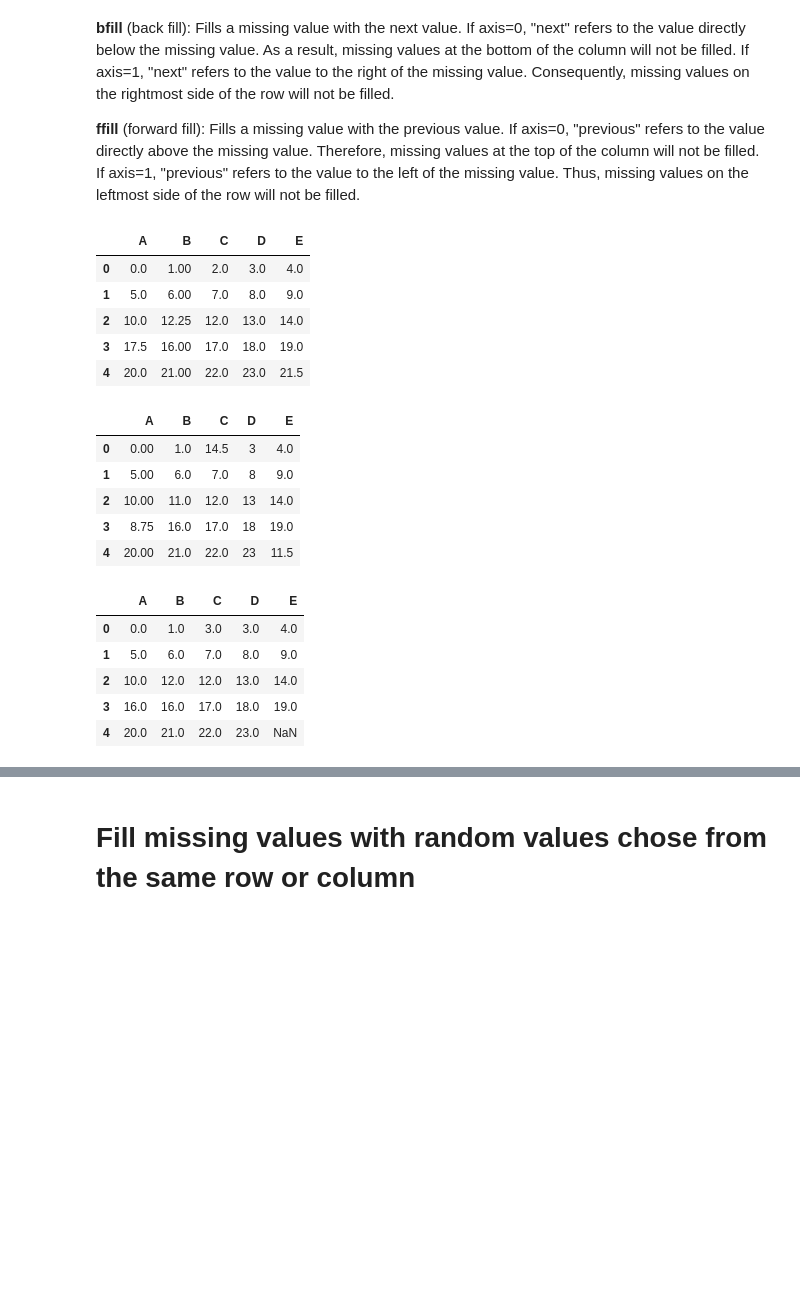
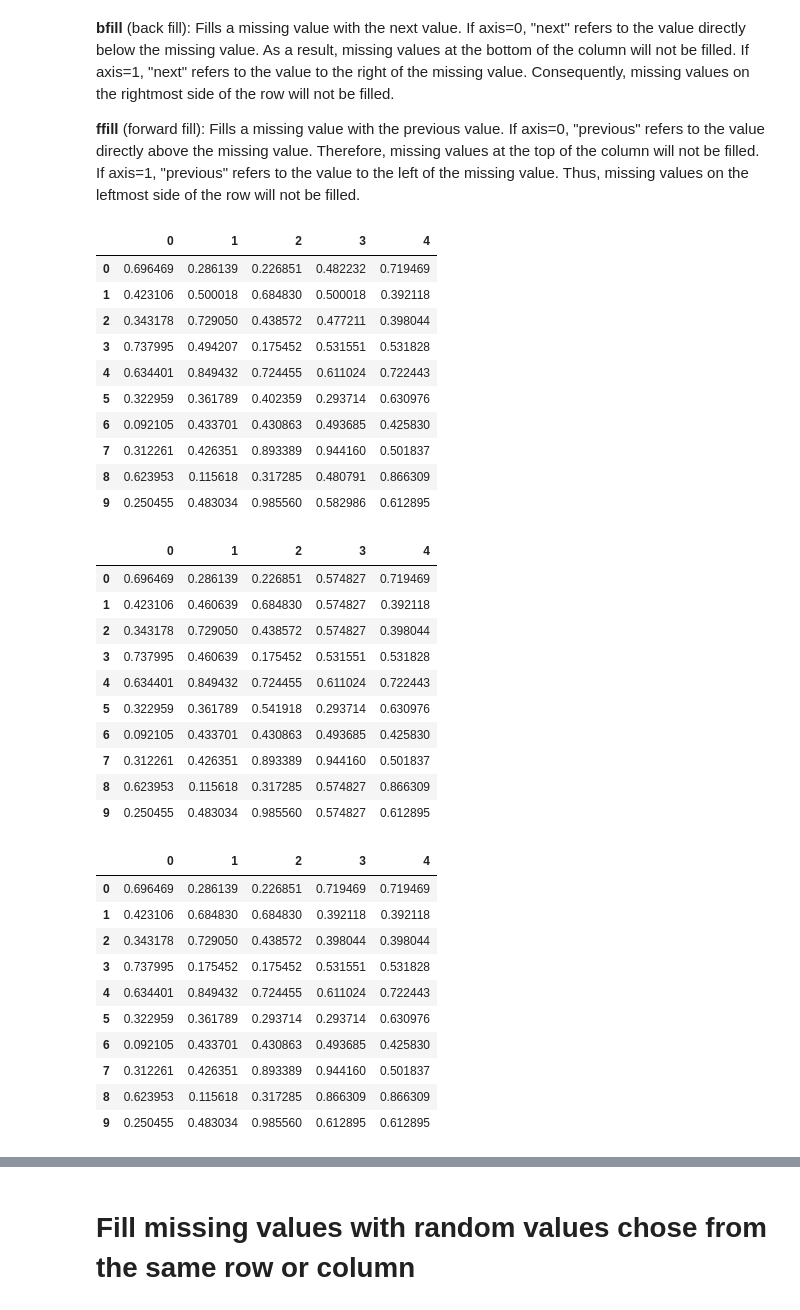
Before and after one commit to liguowang/ultra-impute, a Jupyter notebook: doc/Tutorial.ipynb, the cells around one changed output, grey strips where cells are left out. Drawn from its saved outputs; the diff is of its cells as text; code cells hidden in the pictures; blank space fills up the shorter version.

```diff
--- a/doc/Tutorial.ipynb
+++ b/doc/Tutorial.ipynb
@@ -52,0 +55,3 @@ mf1.df
+# %%
+d5 = toy_df(n_rows=10, n_cols=5, missingness=0.2, min_val=0, max_val=1, rand_seed=123)
+d5
@@ -98,36 +127,51 @@ mf1.remove_na(axis=1)
                 the row will not be filled.
 # %%
 # fill missing values with row mean
-mf1.fill_trend(axis=1, method='mean')
+mf5.fill_trend(axis=1, method='mean')
 # %% [output]
-|  | A | B | C | D | E |
-| 0 | 0.0 | 1.00 | 2.0 | 3.0 | 4.0 |
-| 1 | 5.0 | 6.00 | 7.0 | 8.0 | 9.0 |
-| 2 | 10.0 | 12.25 | 12.0 | 13.0 | 14.0 |
-| 3 | 17.5 | 16.00 | 17.0 | 18.0 | 19.0 |
-| 4 | 20.0 | 21.00 | 22.0 | 23.0 | 21.5 |
+|  | 0 | 1 | 2 | 3 | 4 |
+| 0 | 0.696469 | 0.286139 | 0.226851 | 0.482232 | 0.719469 |
+| 1 | 0.423106 | 0.500018 | 0.684830 | 0.500018 | 0.392118 |
+| 2 | 0.343178 | 0.729050 | 0.438572 | 0.477211 | 0.398044 |
+| 3 | 0.737995 | 0.494207 | 0.175452 | 0.531551 | 0.531828 |
+| 4 | 0.634401 | 0.849432 | 0.724455 | 0.611024 | 0.722443 |
+| 5 | 0.322959 | 0.361789 | 0.402359 | 0.293714 | 0.630976 |
+| 6 | 0.092105 | 0.433701 | 0.430863 | 0.493685 | 0.425830 |
+| 7 | 0.312261 | 0.426351 | 0.893389 | 0.944160 | 0.501837 |
+| 8 | 0.623953 | 0.115618 | 0.317285 | 0.480791 | 0.866309 |
+| 9 | 0.250455 | 0.483034 | 0.985560 | 0.582986 | 0.612895 |
 # %%
 # fill missing values with column mean
-mf1.fill_trend(axis=0, method='mean')
+mf5.fill_trend(axis=0, method='mean')
 # %% [output]
-|  | A | B | C | D | E |
-| 0 | 0.00 | 1.0 | 14.5 | 3 | 4.0 |
-| 1 | 5.00 | 6.0 | 7.0 | 8 | 9.0 |
-| 2 | 10.00 | 11.0 | 12.0 | 13 | 14.0 |
-| 3 | 8.75 | 16.0 | 17.0 | 18 | 19.0 |
-| 4 | 20.00 | 21.0 | 22.0 | 23 | 11.5 |
+|  | 0 | 1 | 2 | 3 | 4 |
+| 0 | 0.696469 | 0.286139 | 0.226851 | 0.574827 | 0.719469 |
+| 1 | 0.423106 | 0.460639 | 0.684830 | 0.574827 | 0.392118 |
+| 2 | 0.343178 | 0.729050 | 0.438572 | 0.574827 | 0.398044 |
+| 3 | 0.737995 | 0.460639 | 0.175452 | 0.531551 | 0.531828 |
+| 4 | 0.634401 | 0.849432 | 0.724455 | 0.611024 | 0.722443 |
+| 5 | 0.322959 | 0.361789 | 0.541918 | 0.293714 | 0.630976 |
+| 6 | 0.092105 | 0.433701 | 0.430863 | 0.493685 | 0.425830 |
+| 7 | 0.312261 | 0.426351 | 0.893389 | 0.944160 | 0.501837 |
+| 8 | 0.623953 | 0.115618 | 0.317285 | 0.574827 | 0.866309 |
+| 9 | 0.250455 | 0.483034 | 0.985560 | 0.574827 | 0.612895 |
 # %%
 # back fill missing values by row
 # When axis=1, "back fill" means a missing value will be filled
 # by the value on its rightside
-mf1.fill_trend(axis=1, method='bfill')
+mf5.fill_trend(axis=1, method='bfill')
 # %% [output]
-|  | A | B | C | D | E |
-| 0 | 0.0 | 1.0 | 3.0 | 3.0 | 4.0 |
-| 1 | 5.0 | 6.0 | 7.0 | 8.0 | 9.0 |
-| 2 | 10.0 | 12.0 | 12.0 | 13.0 | 14.0 |
-| 3 | 16.0 | 16.0 | 17.0 | 18.0 | 19.0 |
-| 4 | 20.0 | 21.0 | 22.0 | 23.0 | NaN |
+|  | 0 | 1 | 2 | 3 | 4 |
+| 0 | 0.696469 | 0.286139 | 0.226851 | 0.719469 | 0.719469 |
+| 1 | 0.423106 | 0.684830 | 0.684830 | 0.392118 | 0.392118 |
+| 2 | 0.343178 | 0.729050 | 0.438572 | 0.398044 | 0.398044 |
+| 3 | 0.737995 | 0.175452 | 0.175452 | 0.531551 | 0.531828 |
+| 4 | 0.634401 | 0.849432 | 0.724455 | 0.611024 | 0.722443 |
+| 5 | 0.322959 | 0.361789 | 0.293714 | 0.293714 | 0.630976 |
+| 6 | 0.092105 | 0.433701 | 0.430863 | 0.493685 | 0.425830 |
+| 7 | 0.312261 | 0.426351 | 0.893389 | 0.944160 | 0.501837 |
+| 8 | 0.623953 | 0.115618 | 0.317285 | 0.866309 | 0.866309 |
+| 9 | 0.250455 | 0.483034 | 0.985560 | 0.612895 | 0.612895 |
 # %%
 # back fill missing values by row
 # When axis=0, "back fill" means a missing value will be filled
```
Also changed, not shown: parts of 24 cells of this notebook.
